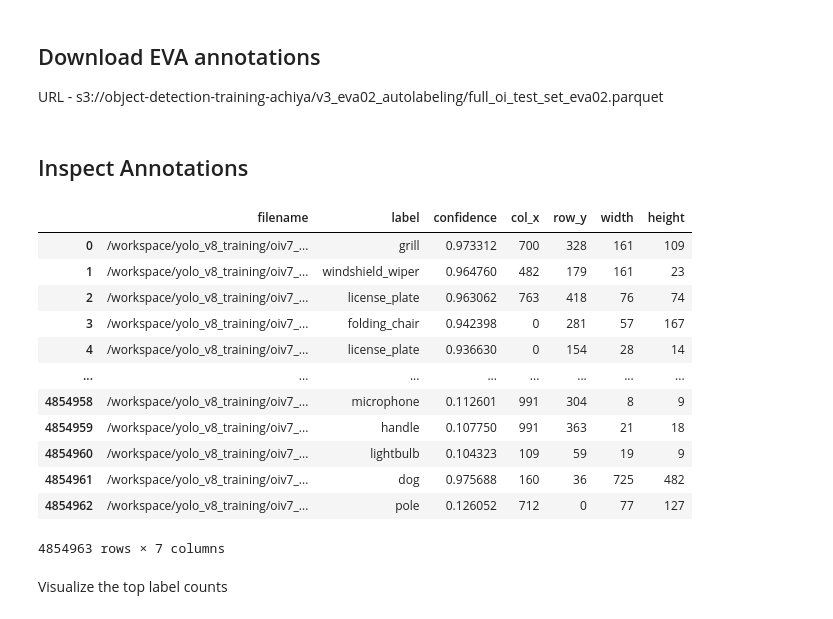
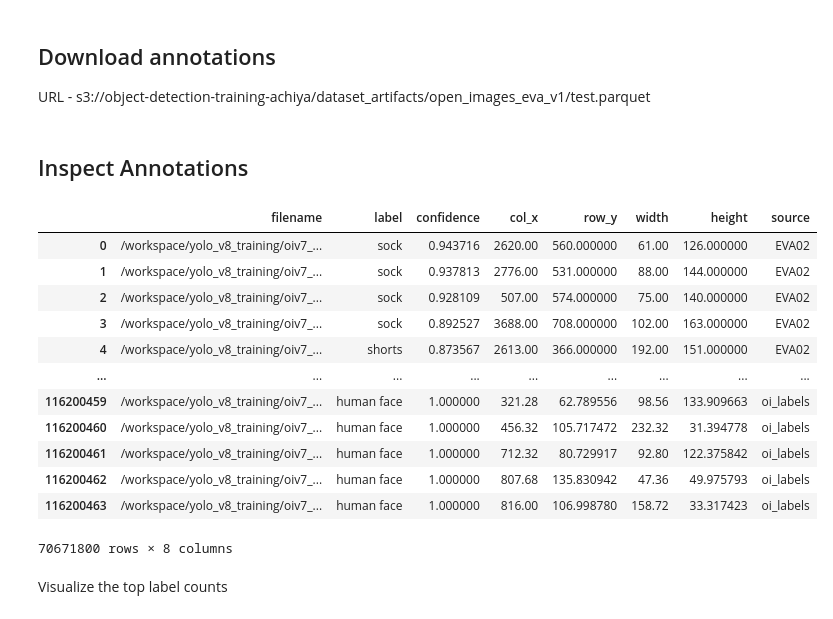
Before and after one commit to dnth/data-flywheel, a Jupyter notebook: notebooks/load_dataset.ipynb, the cells around one changed output. Cells and saved outputs as stored; diff of their text form; code cells hidden in the pictures.

```diff
--- a/notebooks/load_dataset.ipynb
+++ b/notebooks/load_dataset.ipynb
@@ -1,28 +1,28 @@
 # %% [markdown]
-## Download EVA annotations
+## Download annotations
 
-URL -  s3://object-detection-training-achiya/v3_eva02_autolabeling/full_oi_test_set_eva02.parquet
+URL -  s3://object-detection-training-achiya/dataset_artifacts/open_images_eva_v1/test.parquet
 # %% [markdown]
 ## Inspect Annotations
 # %%
 import pandas as pd
 
-df = pd.read_parquet('full_oi_test_set_eva02.parquet')
+df = pd.read_parquet('../train.parquet')
 df
 # %% [output]
-|  | filename | label | confidence | col_x | row_y | width | height |
-| 0 | /workspace/yolo_v8_training/oiv7_... | grill | 0.973312 | 700 | 328 | 161 | 109 |
-| 1 | /workspace/yolo_v8_training/oiv7_... | windshield_wiper | 0.964760 | 482 | 179 | 161 | 23 |
-| 2 | /workspace/yolo_v8_training/oiv7_... | license_plate | 0.963062 | 763 | 418 | 76 | 74 |
-| 3 | /workspace/yolo_v8_training/oiv7_... | folding_chair | 0.942398 | 0 | 281 | 57 | 167 |
-| 4 | /workspace/yolo_v8_training/oiv7_... | license_plate | 0.936630 | 0 | 154 | 28 | 14 |
-| ... | ... | ... | ... | ... | ... | ... | ... |
-| 4854958 | /workspace/yolo_v8_training/oiv7_... | microphone | 0.112601 | 991 | 304 | 8 | 9 |
-| 4854959 | /workspace/yolo_v8_training/oiv7_... | handle | 0.107750 | 991 | 363 | 21 | 18 |
-| 4854960 | /workspace/yolo_v8_training/oiv7_... | lightbulb | 0.104323 | 109 | 59 | 19 | 9 |
-| 4854961 | /workspace/yolo_v8_training/oiv7_... | dog | 0.975688 | 160 | 36 | 725 | 482 |
-| 4854962 | /workspace/yolo_v8_training/oiv7_... | pole | 0.126052 | 712 | 0 | 77 | 127 |
+|  | filename | label | confidence | col_x | row_y | width | height | source |
+| 0 | /workspace/yolo_v8_training/oiv7_... | sock | 0.943716 | 2620.00 | 560.000000 | 61.00 | 126.000000 | EVA02 |
+| 1 | /workspace/yolo_v8_training/oiv7_... | sock | 0.937813 | 2776.00 | 531.000000 | 88.00 | 144.000000 | EVA02 |
+| 2 | /workspace/yolo_v8_training/oiv7_... | sock | 0.928109 | 507.00 | 574.000000 | 75.00 | 140.000000 | EVA02 |
+| 3 | /workspace/yolo_v8_training/oiv7_... | sock | 0.892527 | 3688.00 | 708.000000 | 102.00 | 163.000000 | EVA02 |
+| 4 | /workspace/yolo_v8_training/oiv7_... | shorts | 0.873567 | 2613.00 | 366.000000 | 192.00 | 151.000000 | EVA02 |
+| ... | ... | ... | ... | ... | ... | ... | ... | ... |
+| 116200459 | /workspace/yolo_v8_training/oiv7_... | human face | 1.000000 | 321.28 | 62.789556 | 98.56 | 133.909663 | oi_labels |
+| 116200460 | /workspace/yolo_v8_training/oiv7_... | human face | 1.000000 | 456.32 | 105.717472 | 232.32 | 31.394778 | oi_labels |
+| 116200461 | /workspace/yolo_v8_training/oiv7_... | human face | 1.000000 | 712.32 | 80.729917 | 92.80 | 122.375842 | oi_labels |
+| 116200462 | /workspace/yolo_v8_training/oiv7_... | human face | 1.000000 | 807.68 | 135.830942 | 47.36 | 49.975793 | oi_labels |
+| 116200463 | /workspace/yolo_v8_training/oiv7_... | human face | 1.000000 | 816.00 | 106.998780 | 158.72 | 33.317423 | oi_labels |
-4854963 rows × 7 columns
+70671800 rows × 8 columns
 # %%
 label_counts = df['label'].value_counts()
 # %%
```
Also changed, not shown: parts of 6 cells of this notebook.
